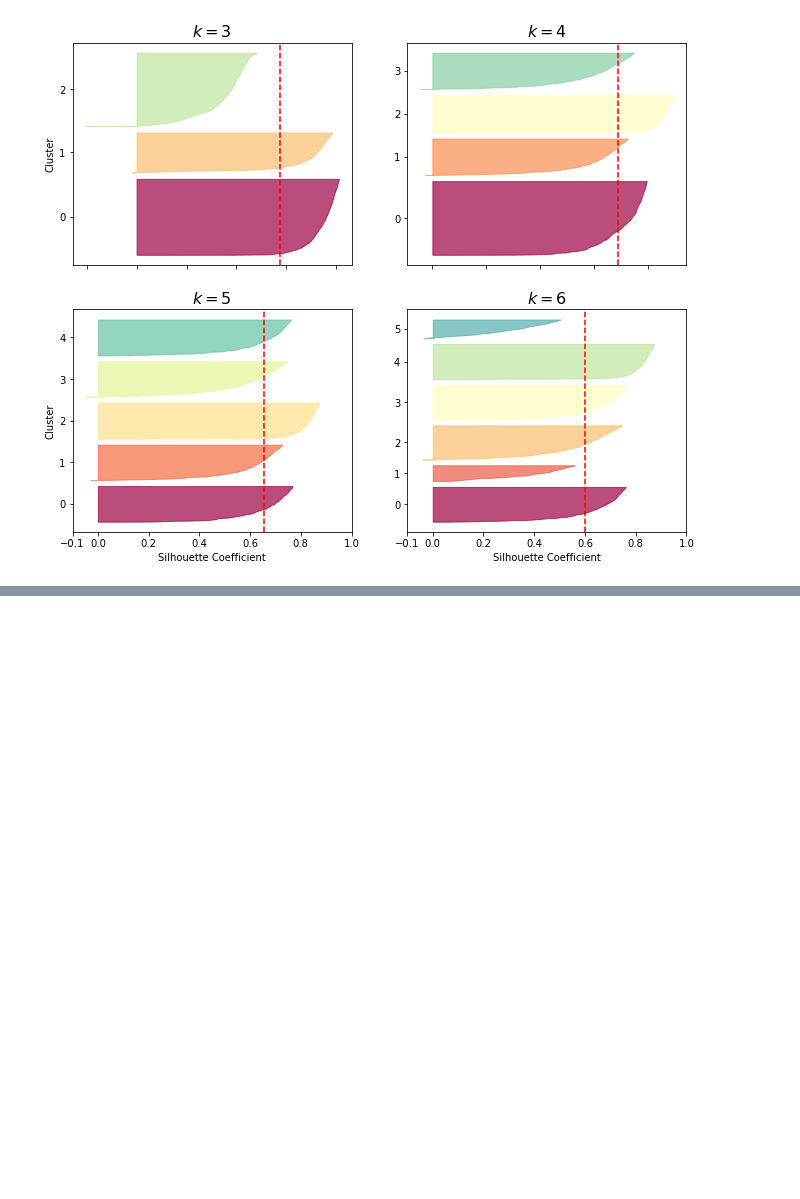
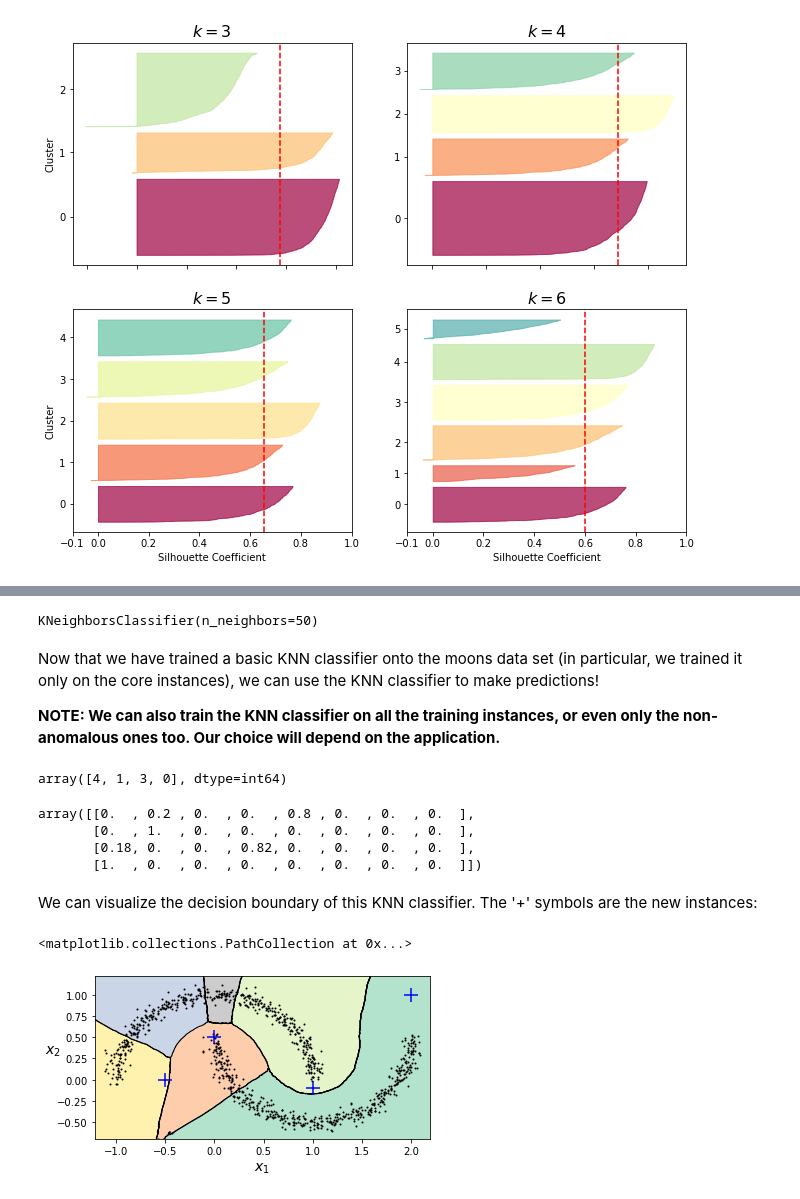
Before and after one commit to aj112358/ML_Notes, a Jupyter notebook: 09_Unsupervised_Learning_Techniques/Ch 9 - Unsupervised Learning Techniques.ipynb, the cells around one changed output, grey strips where cells are left out. Saved outputs shown, nothing was run; the diff lists cells and outputs as text; code cells hidden in the pictures; blank space fills up the shorter version.

```diff
--- a/09_Unsupervised_Learning_Techniques/Ch 9 - Unsupervised Learning Techniques.ipynb
+++ b/09_Unsupervised_Learning_Techniques/Ch 9 - Unsupervised Learning Techniques.ipynb
@@ -253,0 +388,38 @@ for k in (3, 4, 5, 6):
+# %%
+from sklearn.neighbors import KNeighborsClassifier
+
+knn = KNeighborsClassifier(n_neighbors=50)
+# %%
+core_compoenents = dbscan.components_
+core_indices = dbscan.core_sample_indices_
+
+knn.fit(X = core_compoenents,
+        y = dbscan.labels_[core_indices]
+)
+# %% [output]
+KNeighborsClassifier(n_neighbors=50)
+# %% [markdown]
+Now that we have trained a basic KNN classifier onto the moons data set (in particular, we trained it only on the core instances), we can use the KNN classifier to make predictions!
+
+**NOTE: We can also train the KNN classifier on all the training instances, or even only the non-anomalous ones too. Our choice will depend on the application.**
+# %%
+X_new = np.array([[-0.5, 0], [0, 0.5], [1, -0.1], [2, 1]])
+knn.predict(X_new)
+# %% [output]
+array([4, 1, 3, 0], dtype=int64)
+# %%
+knn.predict_proba(X_new)
+# %% [output]
+array([[0.  , 0.2 , 0.  , 0.  , 0.8 , 0.  , 0.  , 0.  ],
+       [0.  , 1.  , 0.  , 0.  , 0.  , 0.  , 0.  , 0.  ],
+       [0.18, 0.  , 0.  , 0.82, 0.  , 0.  , 0.  , 0.  ],
+       [1.  , 0.  , 0.  , 0.  , 0.  , 0.  , 0.  , 0.  ]])
+# %% [markdown]
+We can visualize the decision boundary of this KNN classifier. The '+' symbols are the new instances:
+# %%
+plt.figure(figsize=(6, 3))
+plot_decision_boundaries(knn, X, show_centroids=False)
+plt.scatter(X_new[:, 0], X_new[:, 1], c="b", marker="+", s=200, zorder=10)
+# %% [output]
+<matplotlib.collections.PathCollection at 0x...>
+[figure, added]
```
Also changed, not shown: parts of 24 cells of this notebook.
